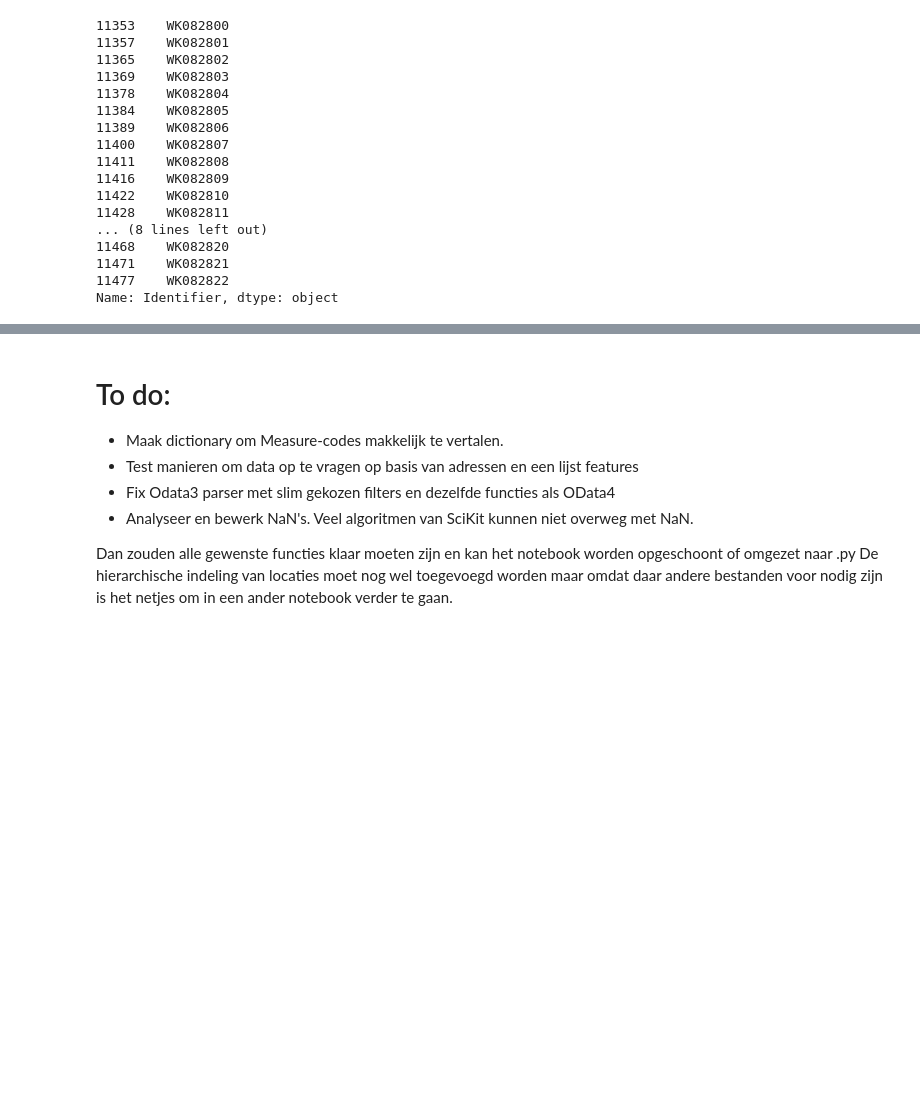
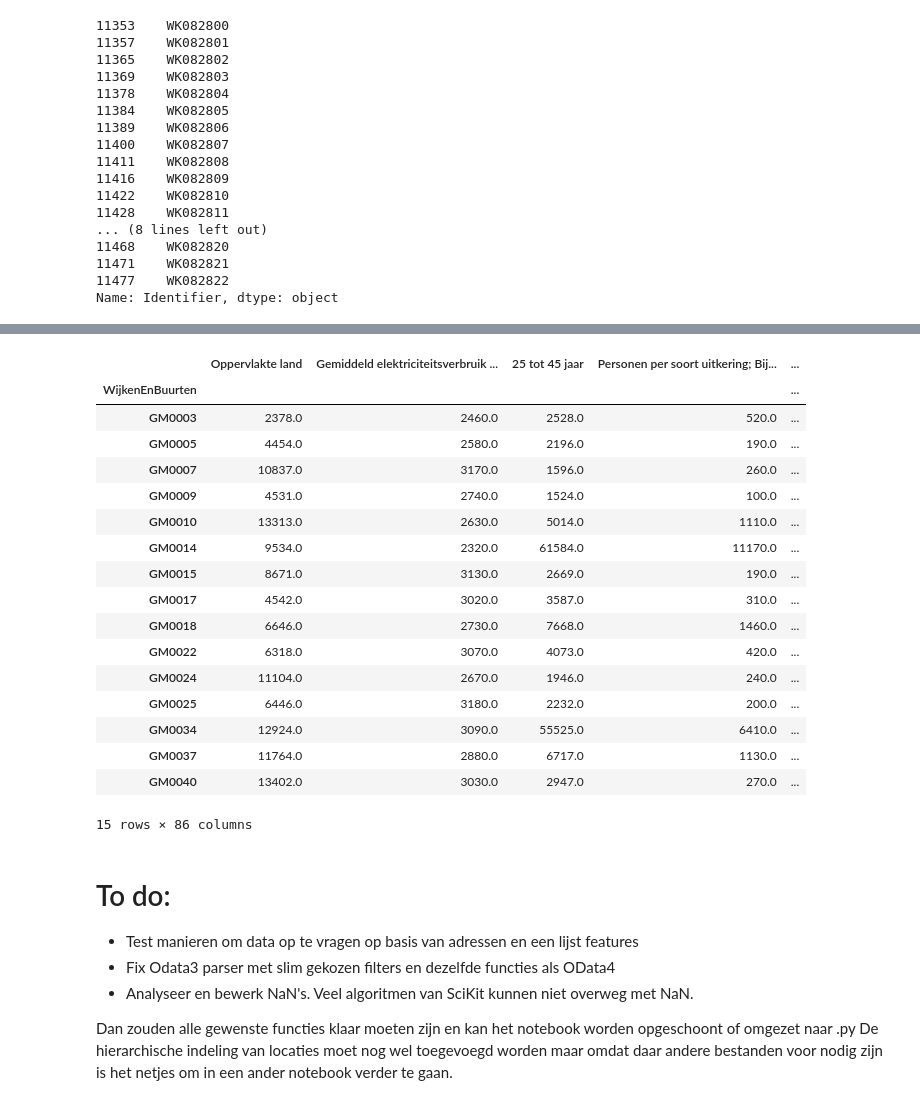
Before and after one commit to DanAugustus/KiesKaart, a Jupyter notebook: CBSparserOData4.ipynb, the cells around one changed output, grey strips where cells are left out. Drawn from its saved outputs; the diff is of its cells as text; code cells hidden in the pictures; blank space fills up the shorter version.

```diff
--- a/CBSparserOData4.ipynb
+++ b/CBSparserOData4.ipynb
@@ -290,0 +348,9 @@ Name: Identifier, dtype: object
+# %%
+#test2 = table_test.pivot(index="Id", columns="Measure", values="Value") # Zelfs voor hele dataset snel te doen
+#test2 = test2.merge(table_test[["Id","WijkenEnBuurten"]], how="left", left_index=True, right_on="Id").drop("Id", axis=1)
+#test2.head(20)
+#test2.groupby("WijkenEnBuurten").first()
+# Deze tabel heeft het gewenste format, maar de tabel heeft een index als lijst van kolommen
+
+table_final = formatteer_tabel(table_test)
+table_final.head()
@@ -420,7 +368,50 @@ formatteer_tabel(table_test)
+# %%
+def feature_select(df, csv_file):
+    selectie = set(pd.read_csv(csv_file, sep=";")["Identifier"])
+    test = set(df.columns)
+    selectie = [feature for feature in selectie if feature in df.columns]
+    df = df[selectie]
+    return df
+
+def generate_feature_dict(csv_file):
+    feature_frame = pd.read_csv(csv_file, sep=";")
+    feature_dict = {a:b for a,b in zip(feature_frame['Identifier'], feature_frame['Title']) }
+    return feature_dict
+
+def wissel_naar_titels(df,feature_dict):
+    titels = [feature_dict[Identifier] for Identifier in df.columns]
+    df.columns = titels
+
+    return df
+# %%
+feature_all = pd.read_csv("features_alles.csv",sep=";")
+table_final = feature_select(table_final, "features_test2.csv")
+
+# Het is handiger om pas op het laatste moment de identifiers in de kolomnamen te vervangen door de titels
+table_final = wissel_naar_titels(table_final, generate_feature_dict("features_alles.csv"))
+table_final.head(15)
+# %% [output]
+|  | Oppervlakte land | Gemiddeld elektriciteitsverbruik ... | 25 tot 45 jaar | Personen per soort uitkering; Bij... | ... |
+| WijkenEnBuurten |  |  |  |  | ... |
+| GM0003 | 2378.0 | 2460.0 | 2528.0 | 520.0 | ... |
+| GM0005 | 4454.0 | 2580.0 | 2196.0 | 190.0 | ... |
+| GM0007 | 10837.0 | 3170.0 | 1596.0 | 260.0 | ... |
+| GM0009 | 4531.0 | 2740.0 | 1524.0 | 100.0 | ... |
+| GM0010 | 13313.0 | 2630.0 | 5014.0 | 1110.0 | ... |
+| GM0014 | 9534.0 | 2320.0 | 61584.0 | 11170.0 | ... |
+| GM0015 | 8671.0 | 3130.0 | 2669.0 | 190.0 | ... |
+| GM0017 | 4542.0 | 3020.0 | 3587.0 | 310.0 | ... |
+| GM0018 | 6646.0 | 2730.0 | 7668.0 | 1460.0 | ... |
+| GM0022 | 6318.0 | 3070.0 | 4073.0 | 420.0 | ... |
+| GM0024 | 11104.0 | 2670.0 | 1946.0 | 240.0 | ... |
+| GM0025 | 6446.0 | 3180.0 | 2232.0 | 200.0 | ... |
+| GM0034 | 12924.0 | 3090.0 | 55525.0 | 6410.0 | ... |
+| GM0037 | 11764.0 | 2880.0 | 6717.0 | 1130.0 | ... |
+| GM0040 | 13402.0 | 3030.0 | 2947.0 | 270.0 | ... |
+15 rows × 86 columns
 # %% [markdown]
 # To do:
 
-- Maak dictionary om Measure-codes makkelijk te vertalen.
 - Test manieren om data op te vragen op basis van adressen en een lijst features
 - Fix Odata3 parser met slim gekozen filters en dezelfde functies als OData4
 - Analyseer en bewerk NaN's. Veel algoritmen van SciKit kunnen niet overweg met NaN.
```
Also changed, not shown: parts of 22 cells of this notebook.
